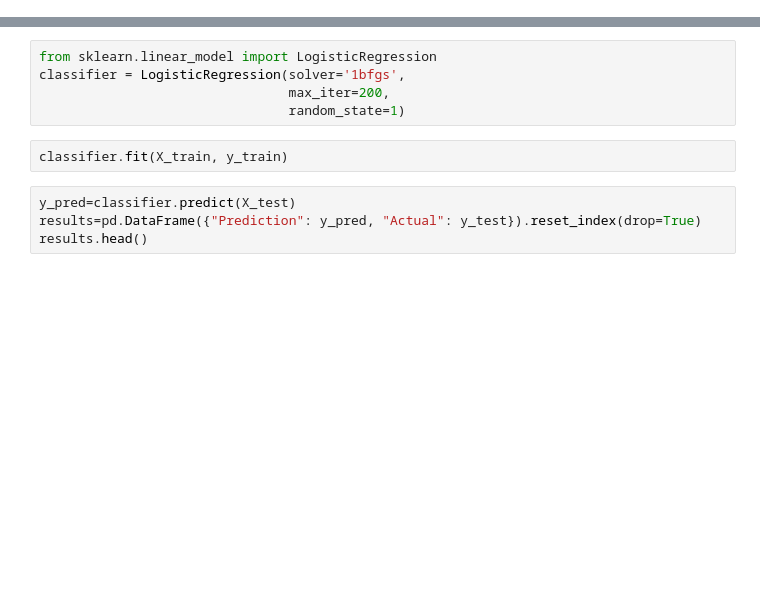
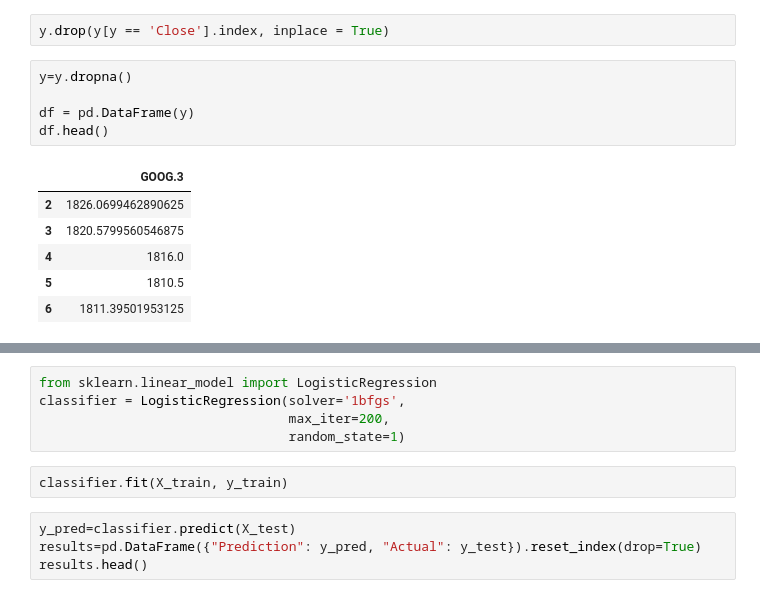
Before and after one commit to tylersojka/Final_Project_WSB, a Jupyter notebook: Machine learning/Machine_Learning_Module.ipynb, the cells around one changed output, grey strips where cells are left out. Drawn from its saved outputs; the diff is of its cells as text; blank space fills up the shorter version.

```diff
--- a/Machine learning/Machine_Learning_Module.ipynb
+++ b/Machine learning/Machine_Learning_Module.ipynb
@@ -23,0 +46,14 @@ X_train.shape
+# %%
+y.drop(y[y == 'Close'].index, inplace = True)
+# %%
+y=y.dropna()
+
+df = pd.DataFrame(y)
+df.head()
+# %% [output]
+|  | GOOG.3 |
+| 2 | 1826.0699462890625 |
+| 3 | 1820.5799560546875 |
+| 4 | 1816.0 |
+| 5 | 1810.5 |
+| 6 | 1811.39501953125 |
```
Also changed, not shown: parts of 13 cells of this notebook.
